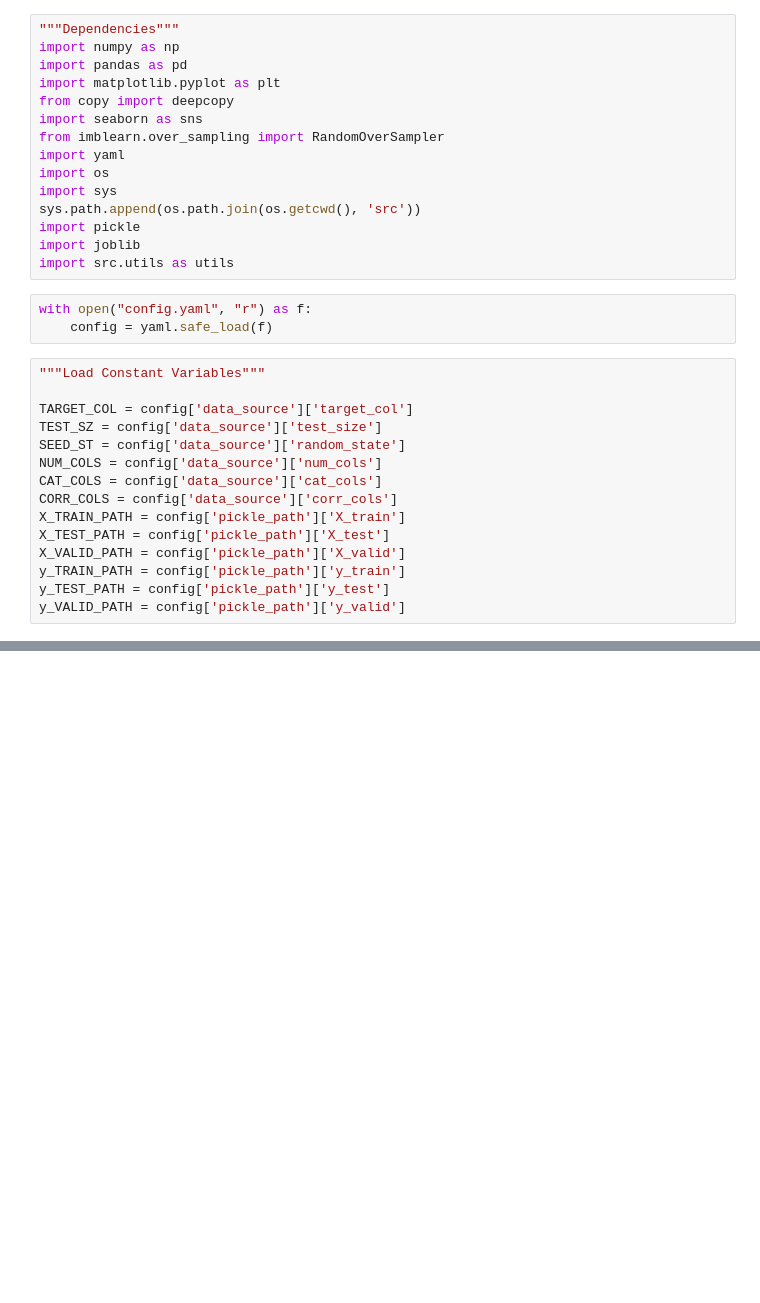
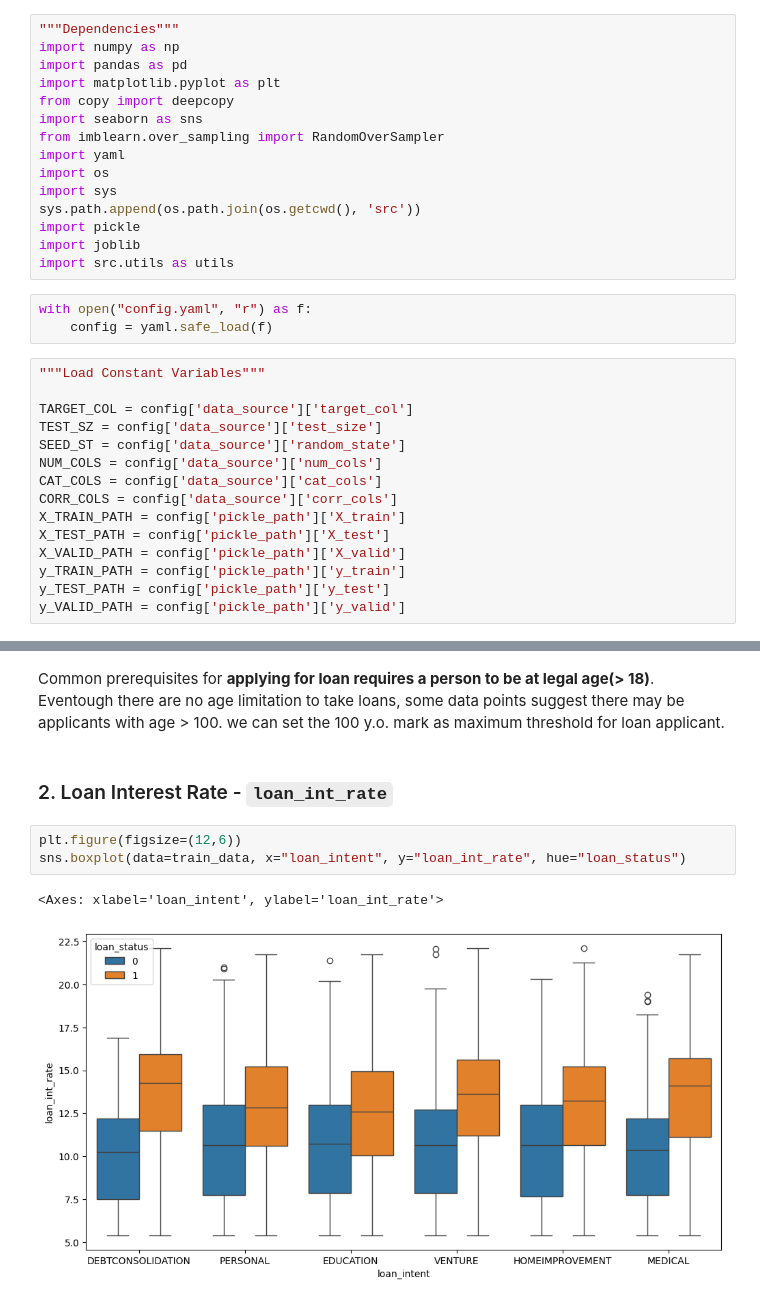
Before and after one commit to Code2Drift/Aditya_MLPROCESS, a Jupyter notebook: eda.ipynb, the cells around one changed output, grey strips where cells are left out. Saved outputs shown, nothing was run; the diff lists cells and outputs as text; blank space fills up the shorter version.

```diff
--- a/eda.ipynb
+++ b/eda.ipynb
@@ -41,0 +296,10 @@ FileNotFoundError: [Errno 2] No such file or directory: 'E:/01_Programming/Py/Ad
+# %% [markdown]
+Common prerequisites for **applying for loan requires a person to be at legal age(> 18)**. Eventough there are no age limitation to take loans, some data points suggest there may be applicants with age > 100. we can set the 100 y.o. mark as maximum threshold for loan applicant.
+# %% [markdown]
+### 2. Loan Interest Rate - `loan_int_rate`
+# %%
+plt.figure(figsize=(12,6))
+sns.boxplot(data=train_data, x="loan_intent", y="loan_int_rate", hue="loan_status")
+# %% [output]
+<Axes: xlabel='loan_intent', ylabel='loan_int_rate'>
+[figure, added]
```
Also changed, not shown: parts of 35 cells of this notebook, 2 other files.
